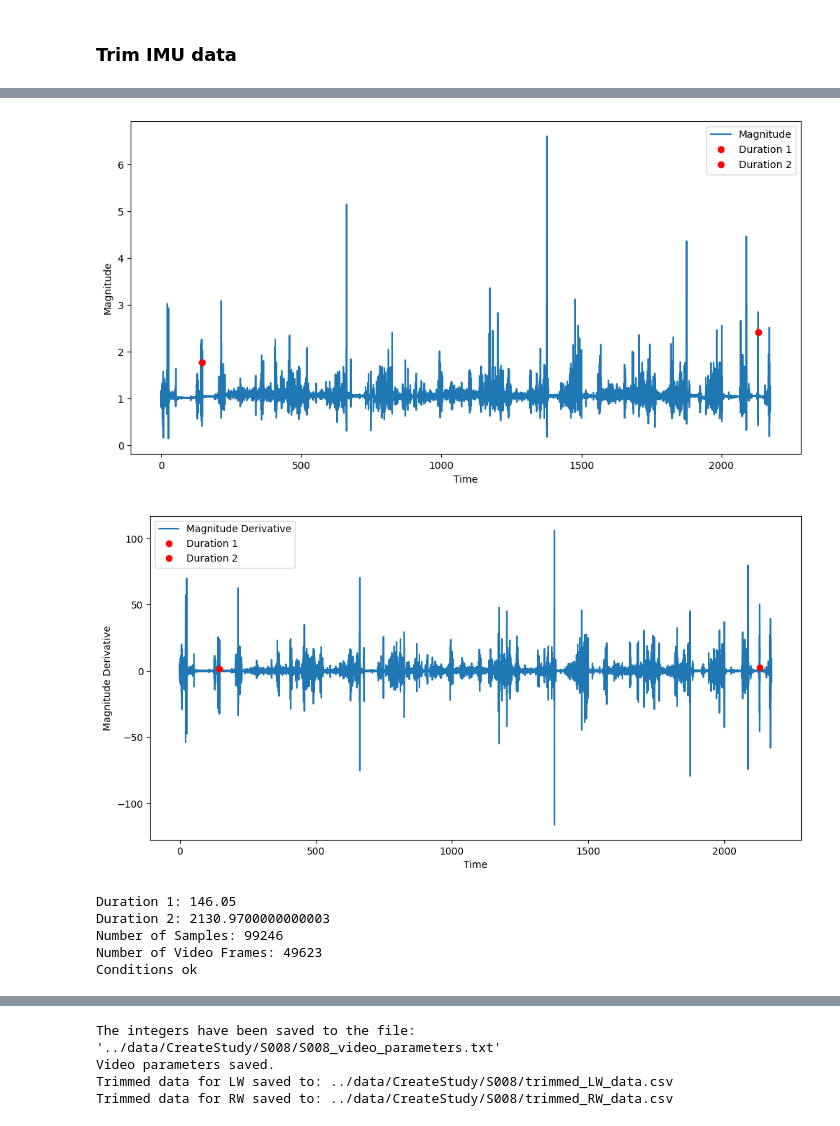
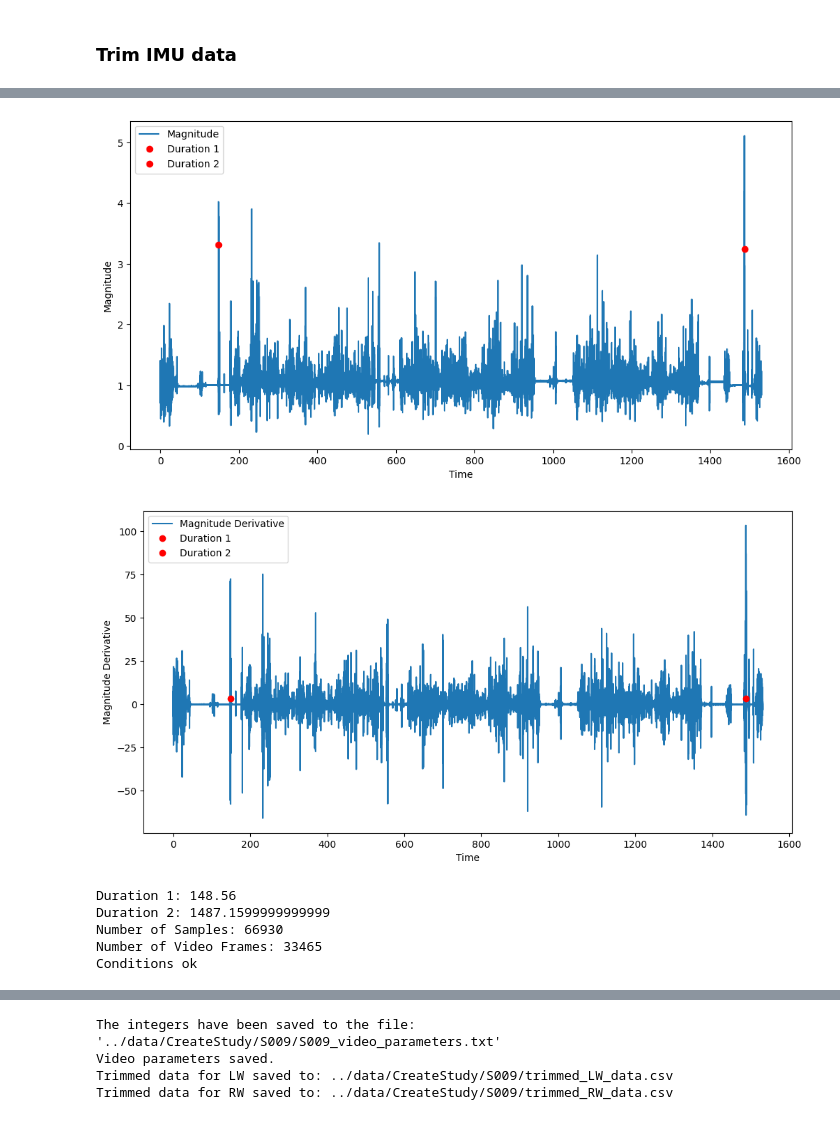
Before and after one commit to gloorli/ul-movement-tracking, a Jupyter notebook: src/synch_video_IMU.ipynb, the cells around one changed output, grey strips where cells are left out. Saved outputs shown, nothing was run; the diff lists cells and outputs as text; code cells hidden in the pictures.

Commit message:
data: process S009 and S012

```diff
--- a/src/synch_video_IMU.ipynb
+++ b/src/synch_video_IMU.ipynb
@@ -22,7 +22,7 @@ from utilities import *
 - save the trimmed video as MP4 for labelbox
 # %%
 # CHANGE HERE #TODO
-participant_id = 'S008'
+participant_id = 'S009'
 # %%
 path, video_path, imu_path = get_participant_paths(participant_id, study_folder='../data/CreateStudy')
 print("Video Path:", video_path)
@@ -42,8 +42,8 @@ number_frames, fps, recording_time, creation_time, timestamps = metadata
 read_video_frames(video_path)
 # %%
 # Extract the exact frame start movement/end movement using OpenCV
-frame_start = 6990
-frame_end = 56613
+frame_start = 7059 #TODO
+frame_end = 40524 #TODO
 # %%
 # Get Trimming parameters
 video_start_timestamp, video_end_timestamp,trimmed_video_duration = get_trimmed_video_timestamps(frame_start, frame_end, timestamps)
@@ -255,7 +253,7 @@ plot_acceleration_magnitude(RW_data,50)
 # %%
 # CHANGE HERE #TODO
 # Will modify the position of the red dot on the plot below
-duration1 = 90.05 # in seconds
+duration1 = 101.58 # in seconds
 using_Axivity = True
 # Code to set the starting red point of the IMU data.
 # Should match the exact moment when the participant moved after the 30sec of resting.
@@ -278,20 +276,20 @@ Conditions ok
 # %%
 if not using_Axivity:
     duration1_RW = duration1
     duration2_RW = duration2
 
 # CHANGE HERE #TODO
 # Since Axivity sensors are not synced, identify the starting movement also for the right hand manually
 # Will modify the position of the red dot on the plot below
-duration1_RW = 146.05 # in seconds
+duration1_RW = 148.56 # in seconds
 if using_Axivity:
     RW_data,  duration1_RW, duration2_RW = plot_acceleration_with_timepoints(RW_data, duration1_RW,
                                                                        trimmed_number_frames, trimmed_recording_time)
 # %% [output]
-[figure, old version]
+[figure, new version]
-[figure, old version]
+[figure, new version]
-Duration 1: 146.05
-Duration 2: 2130.9700000000003
-Number of Samples: 99246
-Number of Video Frames: 49623
+Duration 1: 148.56
+Duration 2: 1487.1599999999999
+Number of Samples: 66930
+Number of Video Frames: 33465
 Conditions ok
@@ -310,7 +308,7 @@ if not using_Axivity:
 # parameters chosenfor the video and for the IMU trimming
 save_data(path, participant_id, frame_start, frame_end, duration1, LW_trimmed_data, RW_trimmed_data, chest_trimmed_data, using_Axivity, duration1_RW)
 # %% [output]
-The integers have been saved to the file: '../data/CreateStudy/S008/S008_video_parameters.txt'
+The integers have been saved to the file: '../data/CreateStudy/S009/S009_video_parameters.txt'
 Video parameters saved.
-Trimmed data for LW saved to: ../data/CreateStudy/S008/trimmed_LW_data.csv
-Trimmed data for RW saved to: ../data/CreateStudy/S008/trimmed_RW_data.csv
+Trimmed data for LW saved to: ../data/CreateStudy/S009/trimmed_LW_data.csv
+Trimmed data for RW saved to: ../data/CreateStudy/S009/trimmed_RW_data.csv
```
Also changed, not shown: parts of 11 cells of this notebook.
